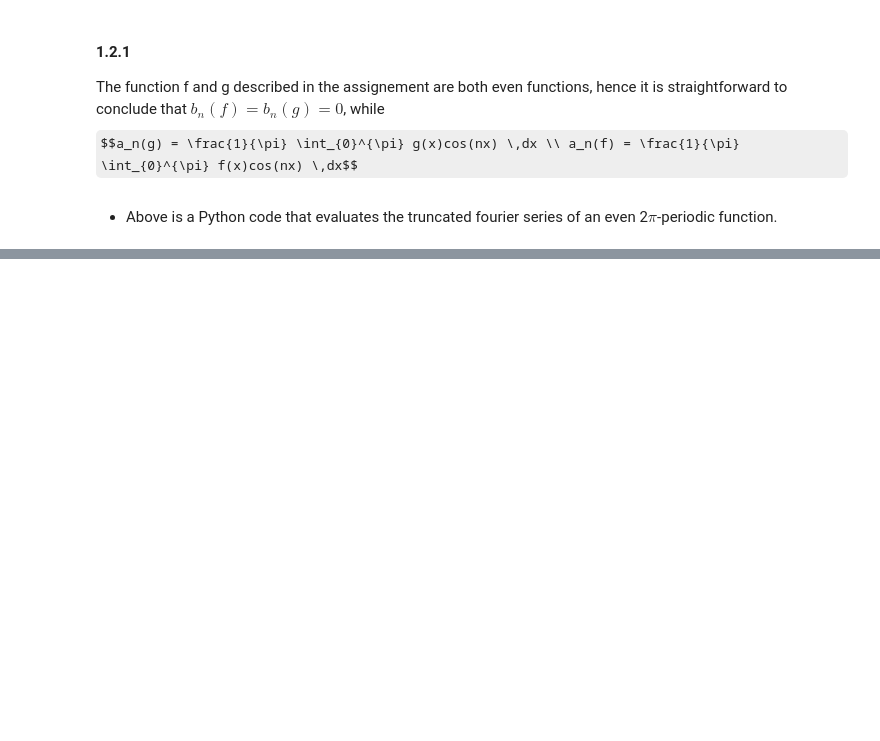
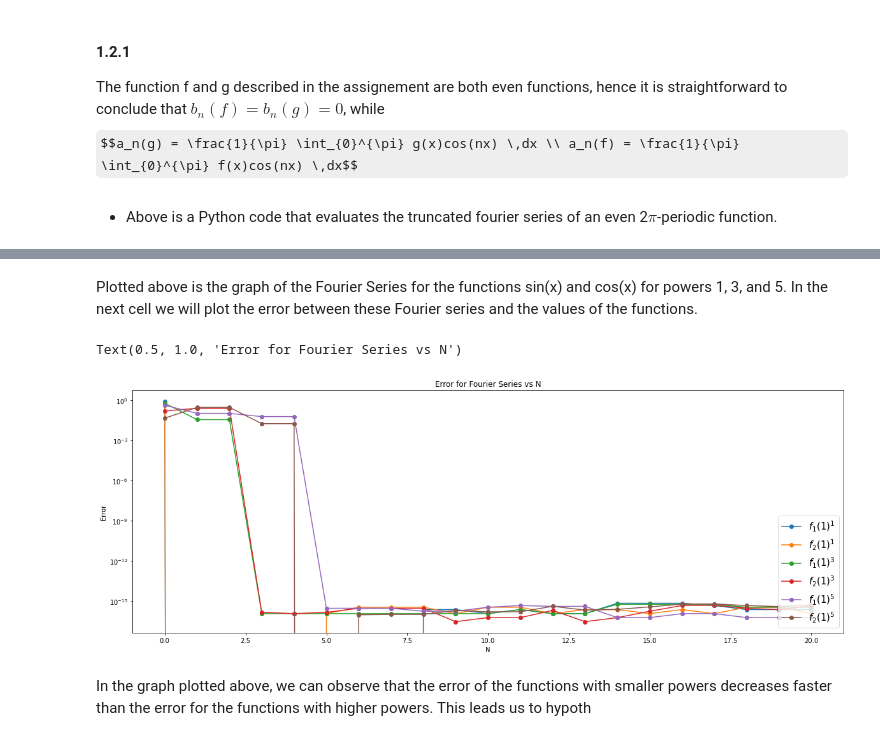
Before and after one commit to vrushank-agrawal/MAA106, a Jupyter notebook: MAA106 - project.ipynb, the cells around one changed output, grey strips where cells are left out. Cells and saved outputs as stored; diff of their text form; code cells hidden in the pictures; some formulas as TeX source; blank space fills up the shorter version.

```diff
--- a/MAA106 - project.ipynb
+++ b/MAA106 - project.ipynb
@@ -165,0 +169,18 @@ plt.legend(fontsize=15)
+# %% [markdown]
+Plotted above is the graph of the Fourier Series for the functions sin(x) and cos(x) for powers 1, 3, and 5. In the next cell we will plot the error between these Fourier series and the values of the functions.
+# %%
+plt.figure(figsize=(20, 7))
+for i in range(3):
+    plt.plot( tabk, err_f1[i], marker='o', label= f'$f_1(1)^{2*i + 1}$')
+    plt.plot( tabk, err_f2[i], marker='o', label= f'$f_2(1)^{2*i + 1}$')
+
+plt.xlabel('N')
+plt.ylabel('Error')
+plt.yscale('log')
+plt.legend(fontsize=15, loc='lower right')
+plt.title('Error for Fourier Series vs N')
+# %% [output]
+Text(0.5, 1.0, 'Error for Fourier Series vs N')
+[figure, added]
+# %% [markdown]
+In the graph plotted above, we can observe that the error of the functions with smaller powers decreases faster than the error for the functions with higher powers. This leads us to hypoth
```
Also changed, not shown: parts of 5 cells of this notebook.
